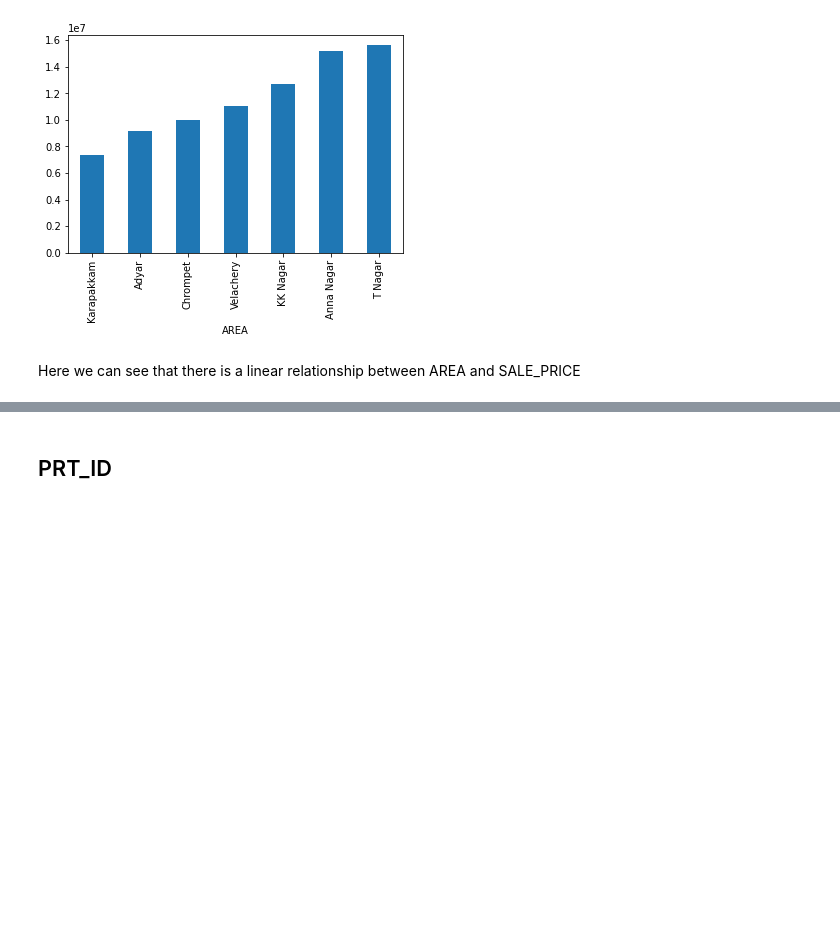
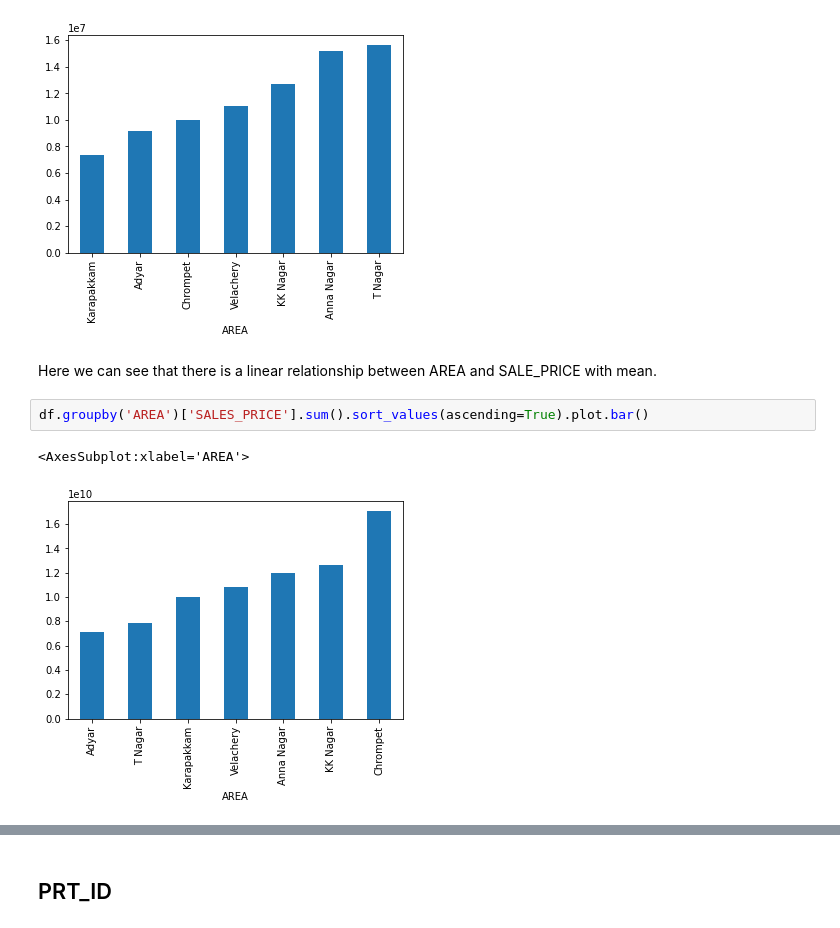
Before and after one commit to Harish-aditya/House-price-prediction, a Jupyter notebook: House price prediction.ipynb, the cells around one changed output, grey strips where cells are left out. Saved outputs shown, nothing was run; the diff lists cells and outputs as text; blank space fills up the shorter version.

```diff
--- a/House price prediction.ipynb
+++ b/House price prediction.ipynb
@@ -132,4 +132,9 @@ df.groupby('AREA')['SALES_PRICE'].mean().sort_values(ascending=True).plot.bar()
 <AxesSubplot:xlabel='AREA'>
 [figure]
 # %% [markdown]
-Here we can see that there is a linear relationship between AREA and SALE_PRICE
+Here we can see that there is a linear relationship between AREA and SALE_PRICE with mean.
+# %%
+df.groupby('AREA')['SALES_PRICE'].sum().sort_values(ascending=True).plot.bar()
+# %% [output]
+<AxesSubplot:xlabel='AREA'>
+[figure, added]
```
Also changed, not shown: parts of 4 cells of this notebook.
